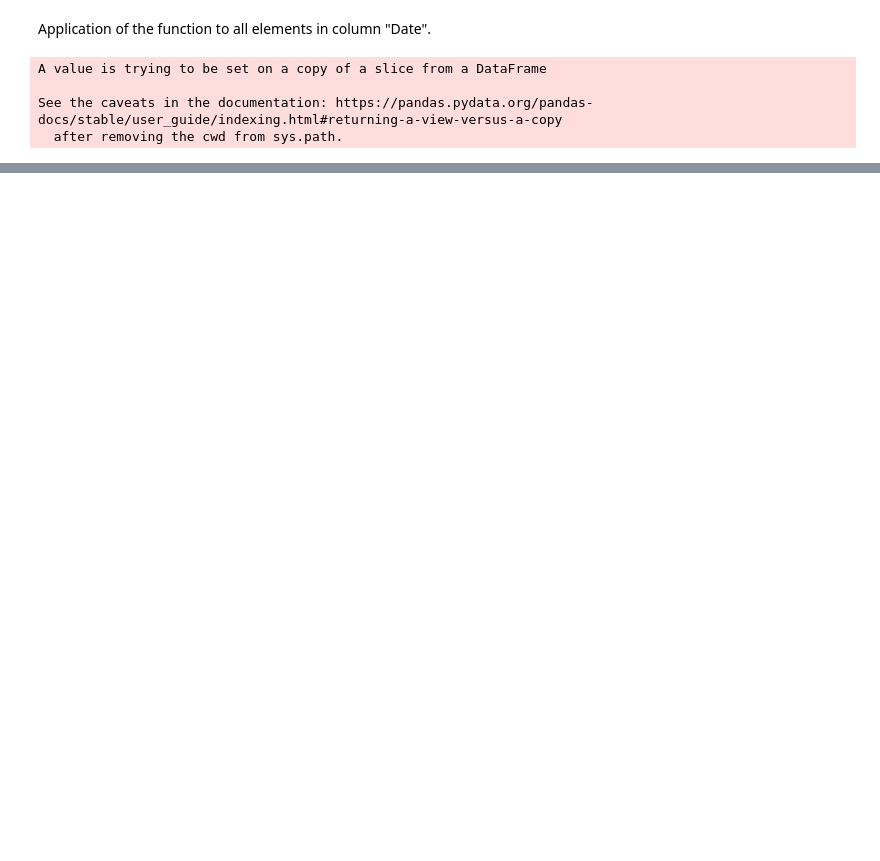
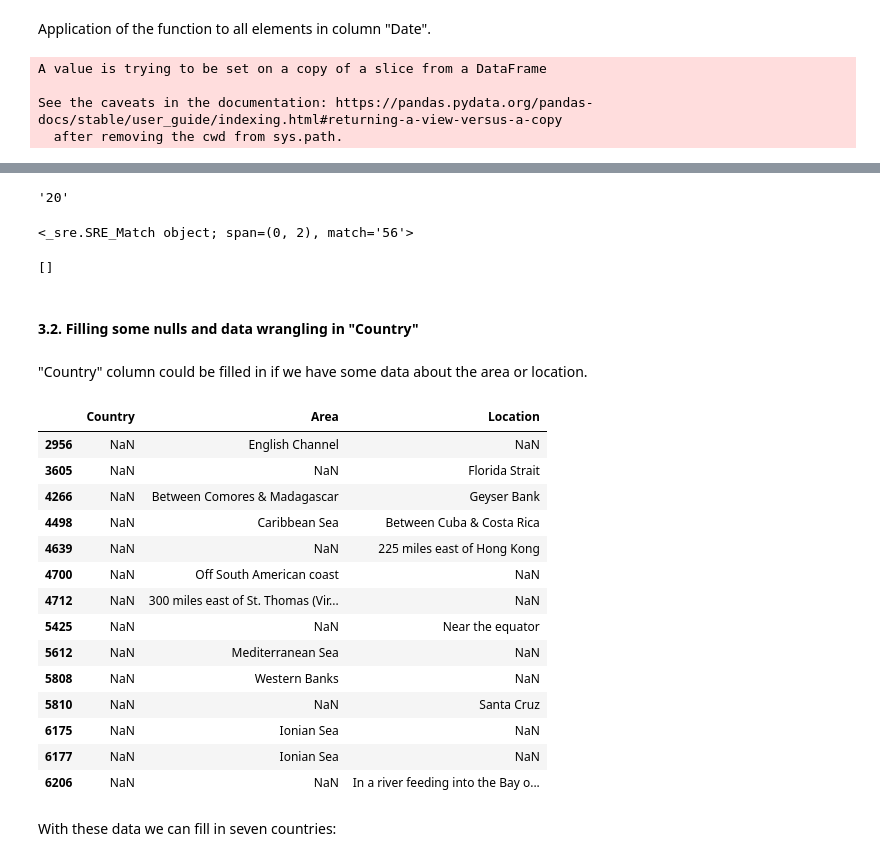
Before and after one commit to BSanau/shark_attack_project, a Jupyter notebook: Cleaning_and_wrangling.ipynb, the cells around one changed output, grey strips where cells are left out. Saved outputs shown, nothing was run; the diff lists cells and outputs as text; code cells hidden in the pictures; blank space fills up the shorter version.

```diff
--- a/Cleaning_and_wrangling.ipynb
+++ b/Cleaning_and_wrangling.ipynb
@@ -332,0 +709,2 @@ attacks[["Case Number","Case Number.1", "Case Number.2"]][rowsCN]
+# %%
+attacks["Activity"] = attacks.Activity.fillna("NA")
@@ -332,0 +728,3 @@ attacks[["Case Number","Case Number.1", "Case Number.2"]][rowsCN]
+# %%
+attacks["Age"] = attacks["Age"].fillna("NA")
+attacks["Age"].value_counts()[60:86]
@@ -332,0 +749,36 @@ attacks[["Case Number","Case Number.1", "Case Number.2"]][rowsCN]
+# %%
+attacks.Age[2441]
+# %% [output]
+'20'
+# %%
+re.match(r"\d*", "56's")
+# %% [output]
+<_sre.SRE_Match object; span=(0, 2), match='56'>
+# %%
+re.findall(r"\d+\s.\d+",attacks.Age[4587] )
+# %% [output]
+[]
+# %% [markdown]
+#### 3.2. Filling some nulls and data wrangling in "Country"
+# %% [markdown]
+"Country" column could be filled in if we have some data about the area or location.
+# %%
+attacks[["Country","Area","Location"]][attacks.Country.isnull() & (~attacks.Area.isnull() | ~attacks.Location.isnull())]
+# %% [output]
+|  | Country | Area | Location |
+| 2956 | NaN | English Channel | NaN |
+| 3605 | NaN | NaN | Florida Strait |
+| 4266 | NaN | Between Comores & Madagascar | Geyser Bank |
+| 4498 | NaN | Caribbean Sea | Between Cuba & Costa Rica |
+| 4639 | NaN | NaN | 225 miles east of Hong Kong |
+| 4700 | NaN | Off South American coast | NaN |
+| 4712 | NaN | 300 miles east of St. Thomas (Vir... | NaN |
+| 5425 | NaN | NaN | Near the equator |
+| 5612 | NaN | Mediterranean Sea | NaN |
+| 5808 | NaN | Western Banks | NaN |
+| 5810 | NaN | NaN | Santa Cruz |
+| 6175 | NaN | Ionian Sea | NaN |
+| 6177 | NaN | Ionian Sea | NaN |
+| 6206 | NaN | NaN | In a river feeding into the Bay o... |
+# %% [markdown]
+With these data we can fill in seven countries:
```
Also changed, not shown: parts of 111 cells of this notebook.
